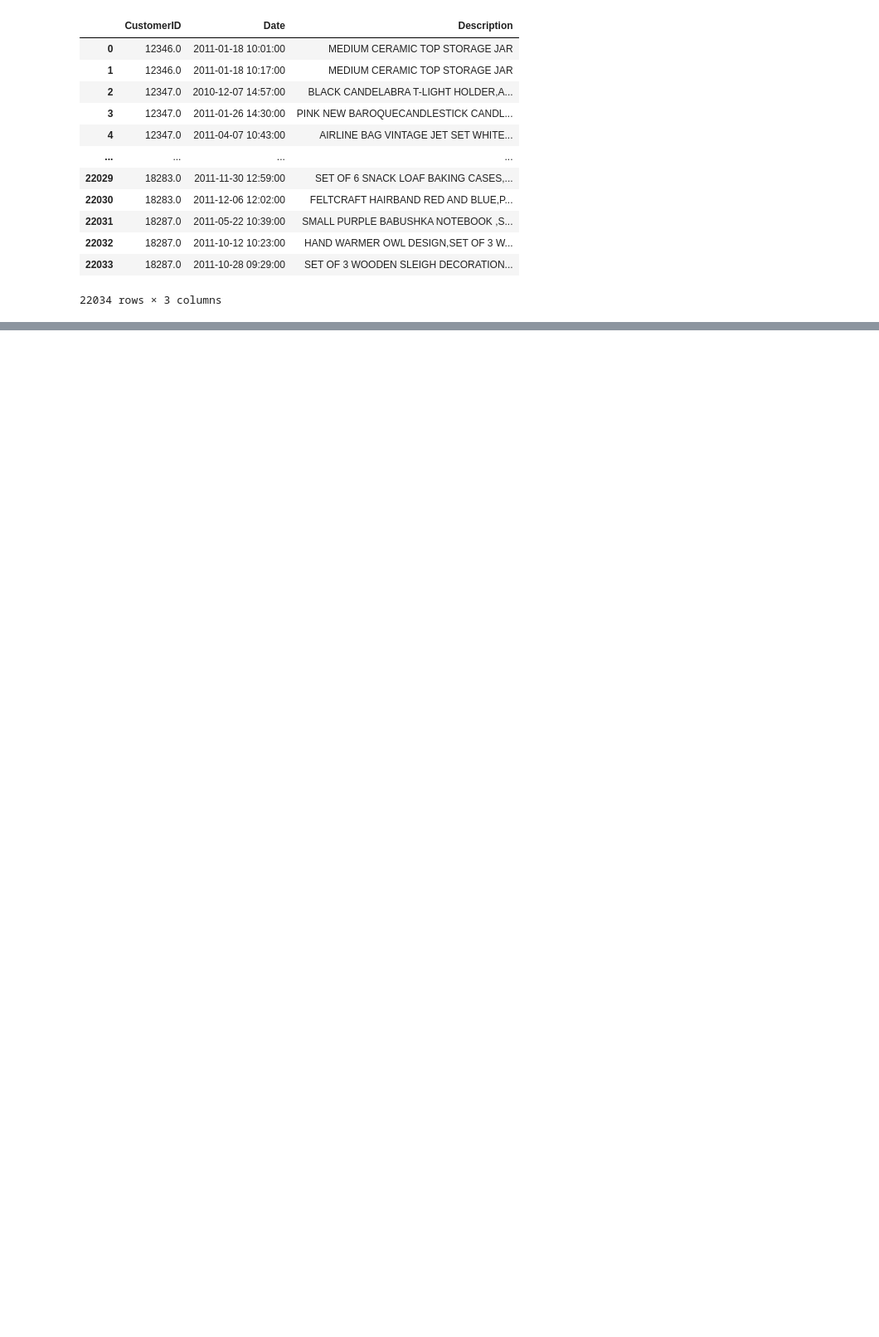
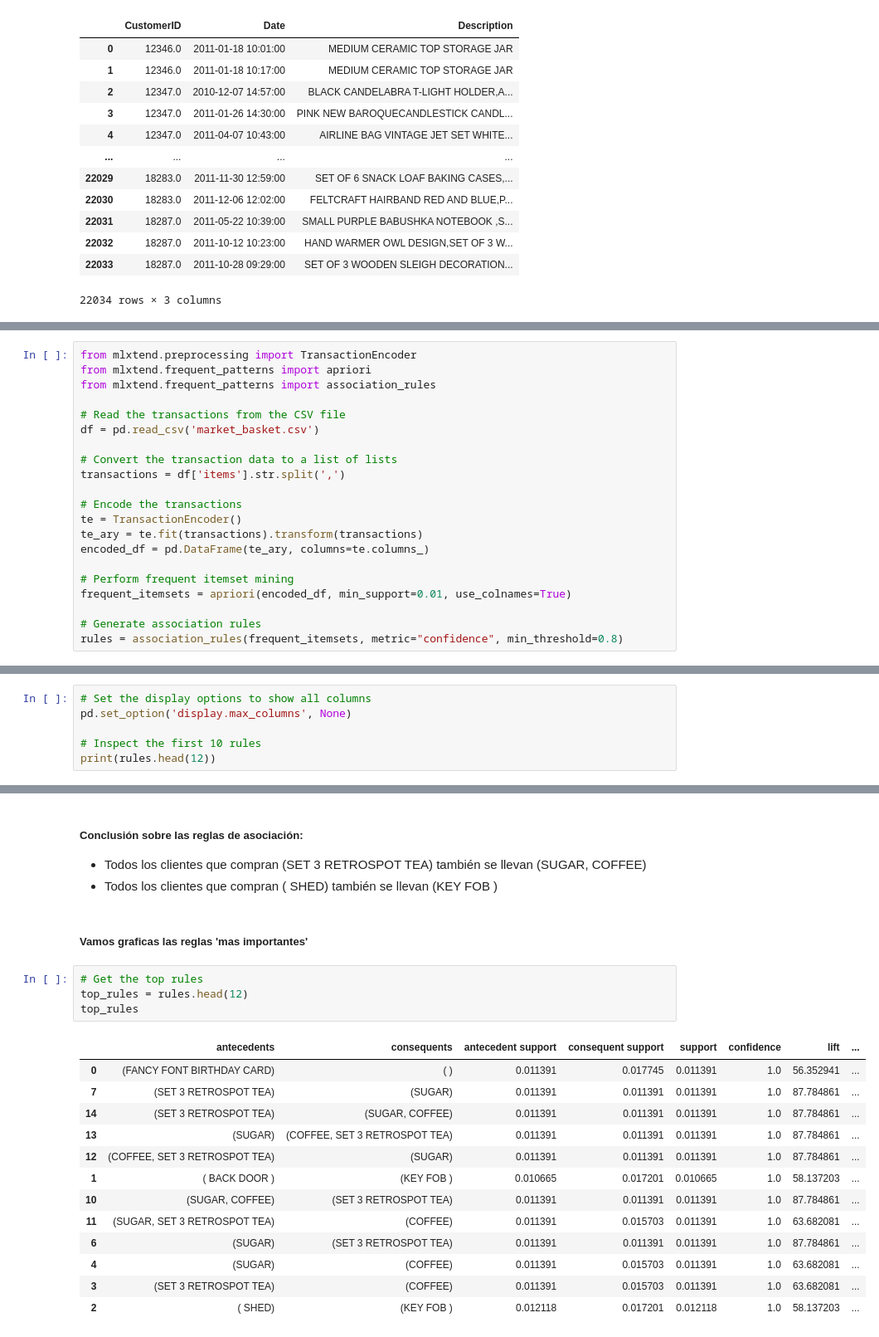
Before and after one commit to Sergio-Ibarra-1795/Diplomado_UNAM_DC_Full_gitHub, a Jupyter notebook: Modulo7_Aprendizaje_NO_supervisado/Modulo7_Practica2.ipynb, the cells around one changed output, grey strips where cells are left out. Shown at 83% size. Saved outputs shown, nothing was run; the diff lists cells and outputs as text; blank space fills up the shorter version.

Commit message:
Creando Modulo 7 Practica 2 Aplicación de reglas de asociacióny PCA PARTE1

```diff
--- a/Modulo7_Aprendizaje_NO_supervisado/Modulo7_Practica2.ipynb
+++ b/Modulo7_Aprendizaje_NO_supervisado/Modulo7_Practica2.ipynb
@@ -189,0 +223,21 @@ itemList
+# %%
+from mlxtend.preprocessing import TransactionEncoder
+from mlxtend.frequent_patterns import apriori
+from mlxtend.frequent_patterns import association_rules
+
+# Read the transactions from the CSV file
+df = pd.read_csv('market_basket.csv')
+
+# Convert the transaction data to a list of lists
+transactions = df['items'].str.split(',')
+
+# Encode the transactions
+te = TransactionEncoder()
+te_ary = te.fit(transactions).transform(transactions)
+encoded_df = pd.DataFrame(te_ary, columns=te.columns_)
+
+# Perform frequent itemset mining
+frequent_itemsets = apriori(encoded_df, min_support=0.01, use_colnames=True)
+
+# Generate association rules
+rules = association_rules(frequent_itemsets, metric="confidence", min_threshold=0.8)
@@ -189,0 +274,6 @@ itemList
+# %%
+# Set the display options to show all columns
+pd.set_option('display.max_columns', None)
+
+# Inspect the first 10 rules
+print(rules.head(12))
@@ -189,0 +298,24 @@ itemList
+# %% [markdown]
+##### Conclusión sobre las reglas de asociación:
+- Todos los clientes que compran (SET 3 RETROSPOT TEA) también se llevan (SUGAR, COFFEE)
+- Todos los clientes que compran ( SHED)   también se llevan (KEY FOB )
+# %% [markdown]
+##### Vamos graficas las reglas 'mas importantes'
+# %%
+# Get the top rules
+top_rules = rules.head(12)
+top_rules
+# %% [output]
+|  | antecedents | consequents | antecedent support | consequent support | support | confidence | lift | ... |
+| 0 | (FANCY FONT BIRTHDAY CARD) | ( ) | 0.011391 | 0.017745 | 0.011391 | 1.0 | 56.352941 | ... |
+| 7 | (SET 3 RETROSPOT TEA) | (SUGAR) | 0.011391 | 0.011391 | 0.011391 | 1.0 | 87.784861 | ... |
+| 14 | (SET 3 RETROSPOT TEA) | (SUGAR, COFFEE) | 0.011391 | 0.011391 | 0.011391 | 1.0 | 87.784861 | ... |
+| 13 | (SUGAR) | (COFFEE, SET 3 RETROSPOT TEA) | 0.011391 | 0.011391 | 0.011391 | 1.0 | 87.784861 | ... |
+| 12 | (COFFEE, SET 3 RETROSPOT TEA) | (SUGAR) | 0.011391 | 0.011391 | 0.011391 | 1.0 | 87.784861 | ... |
+| 1 | ( BACK DOOR ) | (KEY FOB ) | 0.010665 | 0.017201 | 0.010665 | 1.0 | 58.137203 | ... |
+| 10 | (SUGAR, COFFEE) | (SET 3 RETROSPOT TEA) | 0.011391 | 0.011391 | 0.011391 | 1.0 | 87.784861 | ... |
+| 11 | (SUGAR, SET 3 RETROSPOT TEA) | (COFFEE) | 0.011391 | 0.015703 | 0.011391 | 1.0 | 63.682081 | ... |
+| 6 | (SUGAR) | (SET 3 RETROSPOT TEA) | 0.011391 | 0.011391 | 0.011391 | 1.0 | 87.784861 | ... |
+| 4 | (SUGAR) | (COFFEE) | 0.011391 | 0.015703 | 0.011391 | 1.0 | 63.682081 | ... |
+| 3 | (SET 3 RETROSPOT TEA) | (COFFEE) | 0.011391 | 0.015703 | 0.011391 | 1.0 | 63.682081 | ... |
+| 2 | ( SHED) | (KEY FOB ) | 0.012118 | 0.017201 | 0.012118 | 1.0 | 58.137203 | ... |
```
Also changed, not shown: parts of 29 cells of this notebook, 2 other files.
